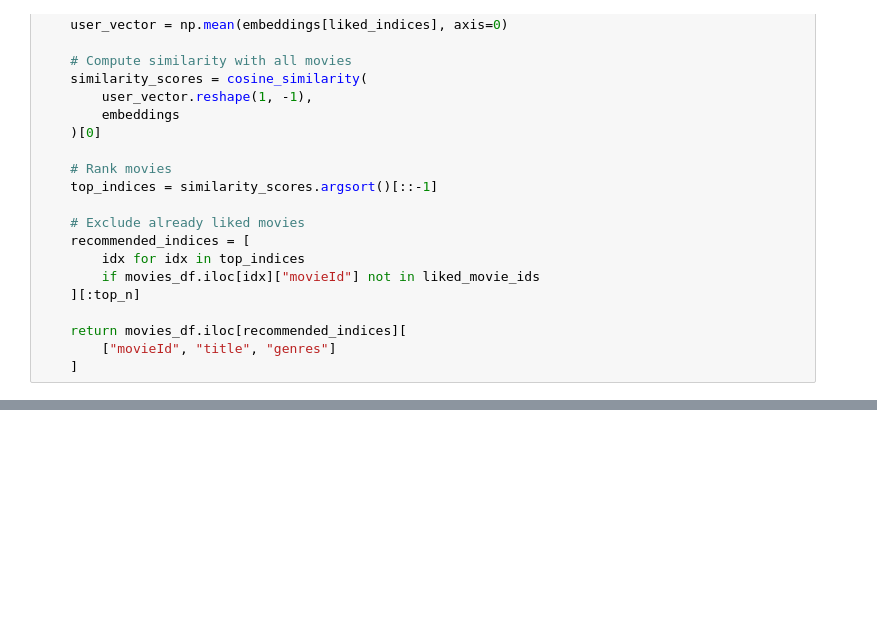
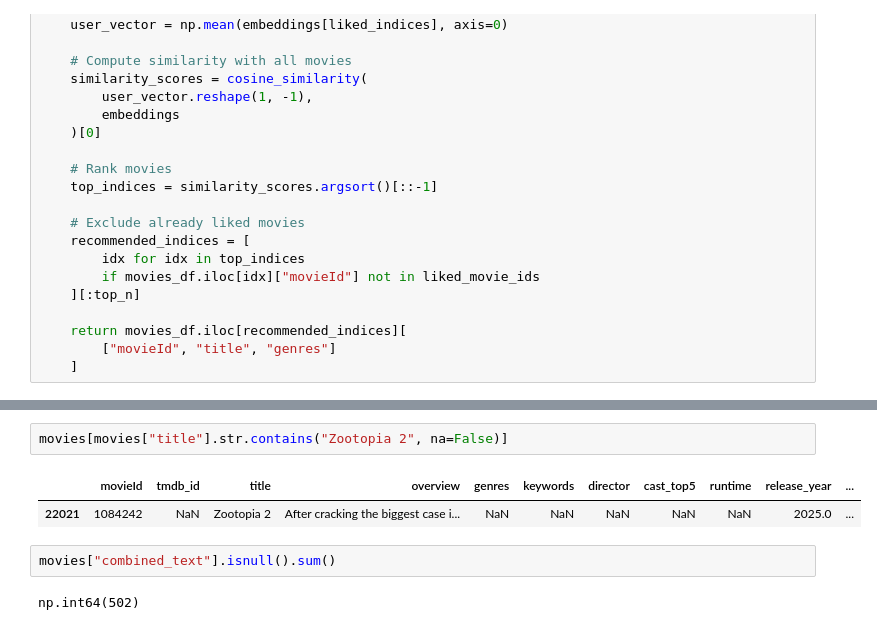
Before and after one commit to madhurabashinims/Movie-recommendation-system, a Jupyter notebook: NOTEBOOKS/[5]content_based_system.ipynb, the cells around one changed output, grey strips where cells are left out. Cells and saved outputs as stored; diff of their text form; blank space fills up the shorter version.

```diff
--- a/NOTEBOOKS/[5]content_based_system.ipynb
+++ b/NOTEBOOKS/[5]content_based_system.ipynb
@@ -103,0 +149,9 @@ recommendations
+# %%
+movies[movies["title"].str.contains("Zootopia 2", na=False)]
+# %% [output]
+|  | movieId | tmdb_id | title | overview | genres | keywords | director | cast_top5 | runtime | release_year | ... |
+| 22021 | 1084242 | NaN | Zootopia 2 | After cracking the biggest case i... | NaN | NaN | NaN | NaN | NaN | 2025.0 | ... |
+# %%
+movies["combined_text"].isnull().sum()
+# %% [output]
+np.int64(502)
```
Also changed, not shown: parts of 9 cells of this notebook, 15 other files.
